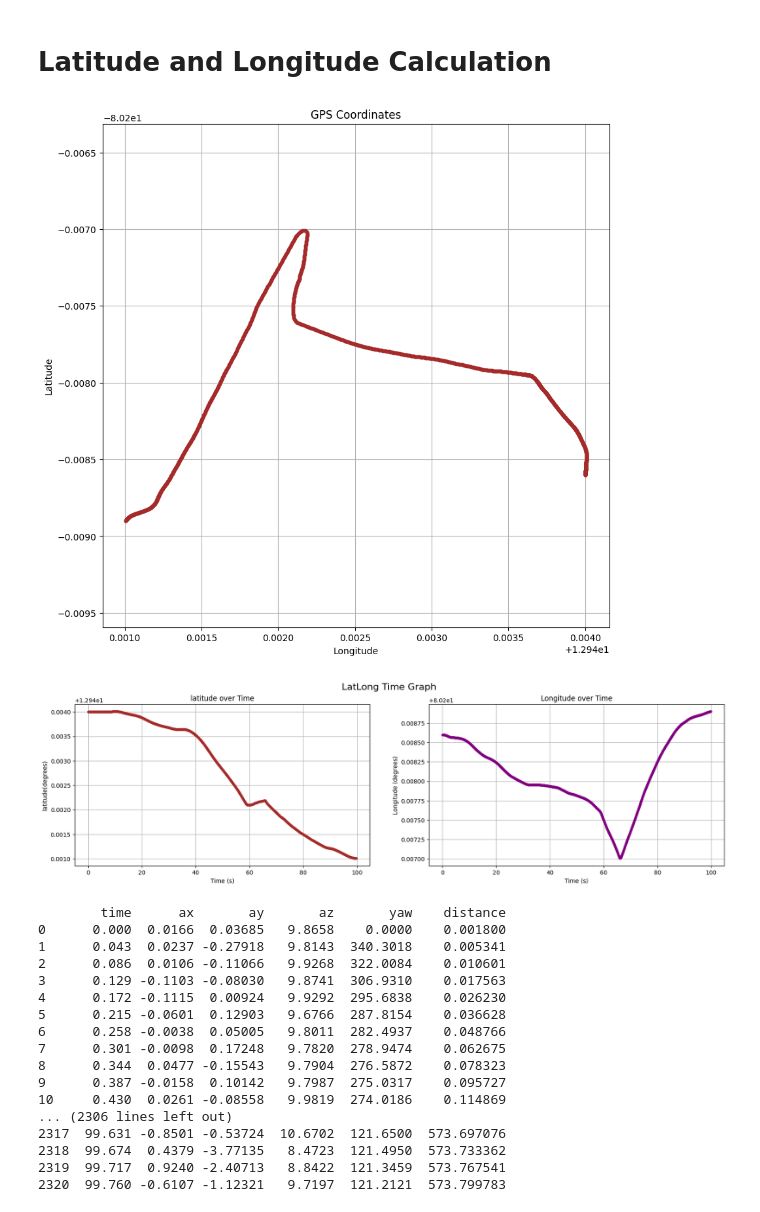
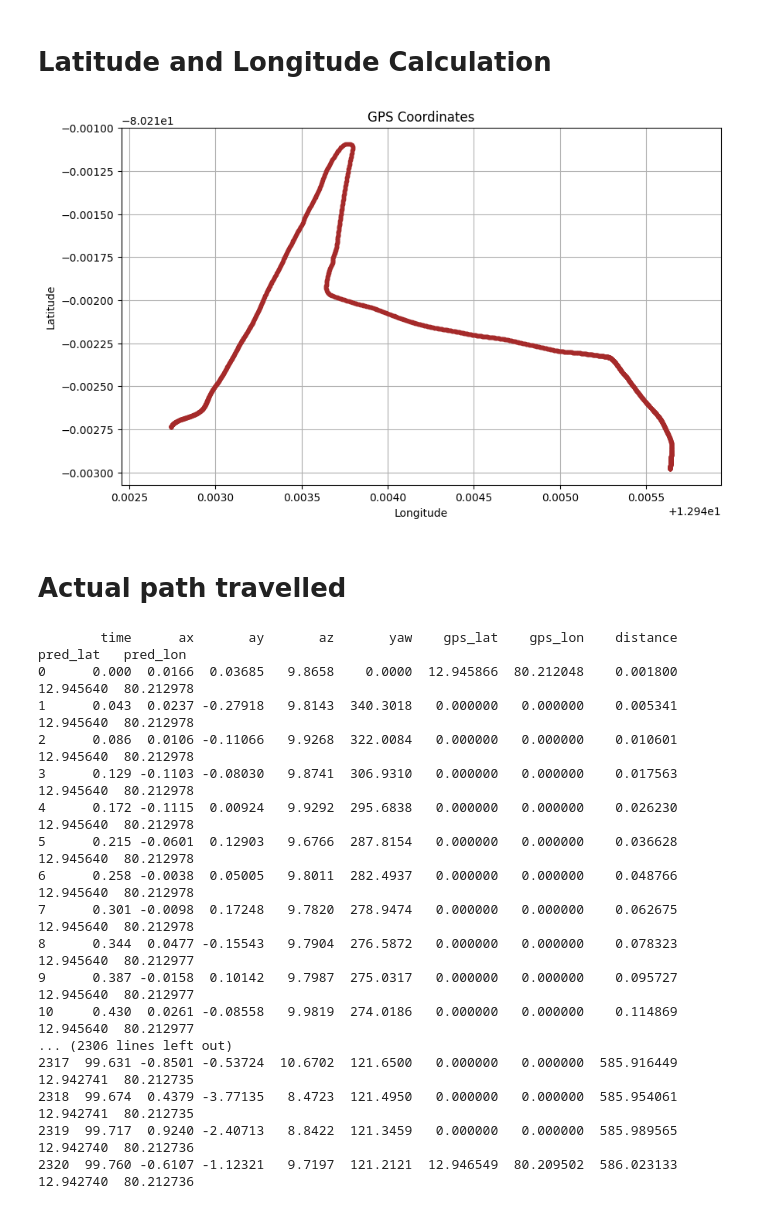
Before and after one commit to KarthickPandianPV/PATH-ESTIMATION, a Jupyter notebook: main.ipynb, the cells around one changed output. Cells and saved outputs as stored; diff of their text form; code cells hidden in the pictures.

```diff
--- a/main.ipynb
+++ b/main.ipynb
@@ -9,7 +9,7 @@ import numpy as np
 import matplotlib.pyplot as plt
 import math
 
-df = pd.read_csv('data6.csv')
+df = pd.read_csv('round1.csv')
 # print(df.to_string())
 
 df = df.dropna()
@@ -216,12 +194,12 @@ import matplotlib.pyplot as plt
 # Assuming df, initial_lat, initial_lon are already defined
 #linear  lat = 12.945640, lon = 80.212978
 #cirular 12.945866, lon = 80.212048
-initial_lat = 12.945866
-initial_lon = 80.212048
+initial_lat = 12.945640
+initial_lon = 80.212978
 
 # Set initial coordinates
-df.loc[0, 'lat'] = initial_lat
-df.loc[0, 'lon'] = initial_lon
+df.loc[0, 'pred_lat'] = initial_lat
+df.loc[0, 'pred_lon'] = initial_lon
 
 # Function to convert distance and heading to new coordinates
 def convert_distance_to_coordinates(lat1, lon1, distance, heading):
@@ -229,75 +207,64 @@ def convert_distance_to_coordinates(lat1, lon1, distance, heading):
     lat1_rad = np.radians(lat1)
     lon1_rad = np.radians(lon1)
     heading_rad = np.radians(heading)
 
     # Convert distance to radians
     delta = distance / 6371000  # Earth's radius in meters
 
     # Calculate final latitude and longitude
     lat2_rad = np.arcsin(np.sin(lat1_rad) * np.cos(delta) + np.cos(lat1_rad) * np.sin(delta) * np.cos(heading_rad))
     lon2_rad = lon1_rad + np.arctan2(np.sin(heading_rad) * np.sin(delta) * np.cos(lat1_rad),
                                       np.cos(delta) - np.sin(lat1_rad) * np.sin(lat2_rad))
 
     # Convert radians back to degrees
     lat2 = np.degrees(lat2_rad)
     lon2 = np.degrees(lon2_rad)
 
     return lat2, lon2
 
 # Loop to calculate and update coordinates
 for i in range(1, len(df)):
-    lat, lon = convert_distance_to_coordinates(df.loc[i - 1, 'lat'], df.loc[i - 1, 'lon'], df.loc[i, 'distance']-df.loc[i-1, 'distance'], df.loc[i, 'yaw'])
-    df.loc[i, 'lat'] = lat
-    df.loc[i, 'lon'] = lon
+    lat, lon = convert_distance_to_coordinates(df.loc[i - 1, 'pred_lat'], df.loc[i - 1, 'pred_lon'], df.loc[i, 'distance']-df.loc[i-1, 'distance'], df.loc[i, 'yaw'])
+    df.loc[i, 'pred_lat'] = lat
+    df.loc[i, 'pred_lon'] = lon
 
 # Plotting the path
-plt.figure(figsize=(10, 10))
-plt.plot(df['lat'] , df['lon']*-1, marker='o', linestyle='-', color='brown', markersize=3)
+plt.figure(figsize=(10, 6))
+plt.plot(df['pred_lat'] , df['pred_lon']*-1, marker='o', linestyle='-', color='brown', markersize=3)
 plt.title('GPS Coordinates')
 plt.xlabel('Longitude')
 plt.ylabel('Latitude')
 plt.grid(True)
 plt.axis('equal')  # Set equal scale for x and y axes
 plt.show()
 
-fig, (ax1, ax2) = plt.subplots(1, 2, figsize=(20, 5))
-fig.suptitle('LatLong Time Graph', fontsize=16)
-ax1.plot(df['time'], df['lat'], marker='o', linestyle='-', color='brown', markersize=3)
-ax1.set_title('latitude over Time')
-ax1.set_xlabel('Time (s)')
-ax1.set_ylabel('latitude(degrees)')
-ax1.grid(True)
-
-ax2.plot(df['time'], df['lon'], marker='o', linestyle='-', color='purple', markersize=3)
-ax2.set_title('Longitude over Time')
-ax2.set_xlabel('Time (s)')
-ax2.set_ylabel('Longitude (degrees)')
-ax2.grid(True)
+# print(df.to_string())
 # %% [output]
-[figure, old version]
+[figure, new version]
-[figure, removed]
+# %% [markdown]
+# Actual path travelled
 # %%
 
-new_df = df[['time', 'ax', 'ay', 'az', 'yaw', 'distance']].copy()
+new_df = df[['time', 'ax', 'ay', 'az', 'yaw', 'gps_lat', 'gps_lon', 'distance', 'pred_lat', 'pred_lon']].copy()
 
 # Convert the new dataframe to a CSV file
-print(new_df.to_string())
-# new_df.to_csv('new_round1.csv', index=False)
+# print(new_df.to_string())
+# new_df.to_csv('new_data1.csv', index=False)
 # %% [output]
-        time      ax       ay       az       yaw    distance
-0      0.000  0.0166  0.03685   9.8658    0.0000    0.001800
-1      0.043  0.0237 -0.27918   9.8143  340.3018    0.005341
-2      0.086  0.0106 -0.11066   9.9268  322.0084    0.010601
-3      0.129 -0.1103 -0.08030   9.8741  306.9310    0.017563
-4      0.172 -0.1115  0.00924   9.9292  295.6838    0.026230
-5      0.215 -0.0601  0.12903   9.6766  287.8154    0.036628
-6      0.258 -0.0038  0.05005   9.8011  282.4937    0.048766
-7      0.301 -0.0098  0.17248   9.7820  278.9474    0.062675
-8      0.344  0.0477 -0.15543   9.7904  276.5872    0.078323
-9      0.387 -0.0158  0.10142   9.7987  275.0317    0.095727
-10     0.430  0.0261 -0.08558   9.9819  274.0186    0.114869
+        time      ax       ay       az       yaw    gps_lat    gps_lon    distance   pred_lat   pred_lon
+0      0.000  0.0166  0.03685   9.8658    0.0000  12.945866  80.212048    0.001800  12.945640  80.212978
+1      0.043  0.0237 -0.27918   9.8143  340.3018   0.000000   0.000000    0.005341  12.945640  80.212978
+2      0.086  0.0106 -0.11066   9.9268  322.0084   0.000000   0.000000    0.010601  12.945640  80.212978
+3      0.129 -0.1103 -0.08030   9.8741  306.9310   0.000000   0.000000    0.017563  12.945640  80.212978
+4      0.172 -0.1115  0.00924   9.9292  295.6838   0.000000   0.000000    0.026230  12.945640  80.212978
+5      0.215 -0.0601  0.12903   9.6766  287.8154   0.000000   0.000000    0.036628  12.945640  80.212978
+6      0.258 -0.0038  0.05005   9.8011  282.4937   0.000000   0.000000    0.048766  12.945640  80.212978
+7      0.301 -0.0098  0.17248   9.7820  278.9474   0.000000   0.000000    0.062675  12.945640  80.212978
+8      0.344  0.0477 -0.15543   9.7904  276.5872   0.000000   0.000000    0.078323  12.945640  80.212977
+9      0.387 -0.0158  0.10142   9.7987  275.0317   0.000000   0.000000    0.095727  12.945640  80.212977
+10     0.430  0.0261 -0.08558   9.9819  274.0186   0.000000   0.000000    0.114869  12.945640  80.212977
 ... (2306 lines left out)
-2317  99.631 -0.8501 -0.53724  10.6702  121.6500  573.697076
-2318  99.674  0.4379 -3.77135   8.4723  121.4950  573.733362
-2319  99.717  0.9240 -2.40713   8.8422  121.3459  573.767541
-2320  99.760 -0.6107 -1.12321   9.7197  121.2121  573.799783
+2317  99.631 -0.8501 -0.53724  10.6702  121.6500   0.000000   0.000000  585.916449  12.942741  80.212735
+2318  99.674  0.4379 -3.77135   8.4723  121.4950   0.000000   0.000000  585.954061  12.942741  80.212735
+2319  99.717  0.9240 -2.40713   8.8422  121.3459   0.000000   0.000000  585.989565  12.942740  80.212736
+2320  99.760 -0.6107 -1.12321   9.7197  121.2121  12.946549  80.209502  586.023133  12.942740  80.212736
```
Also changed, not shown: parts of 5 cells of this notebook, 6 other files.
